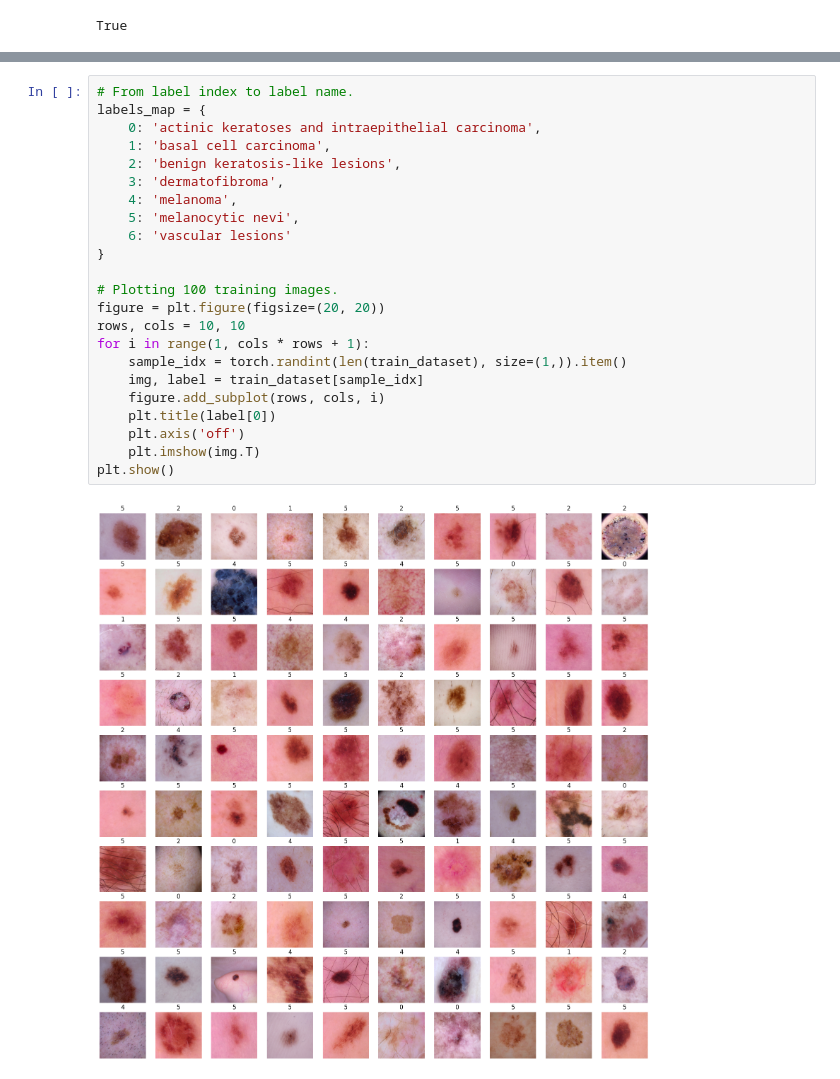
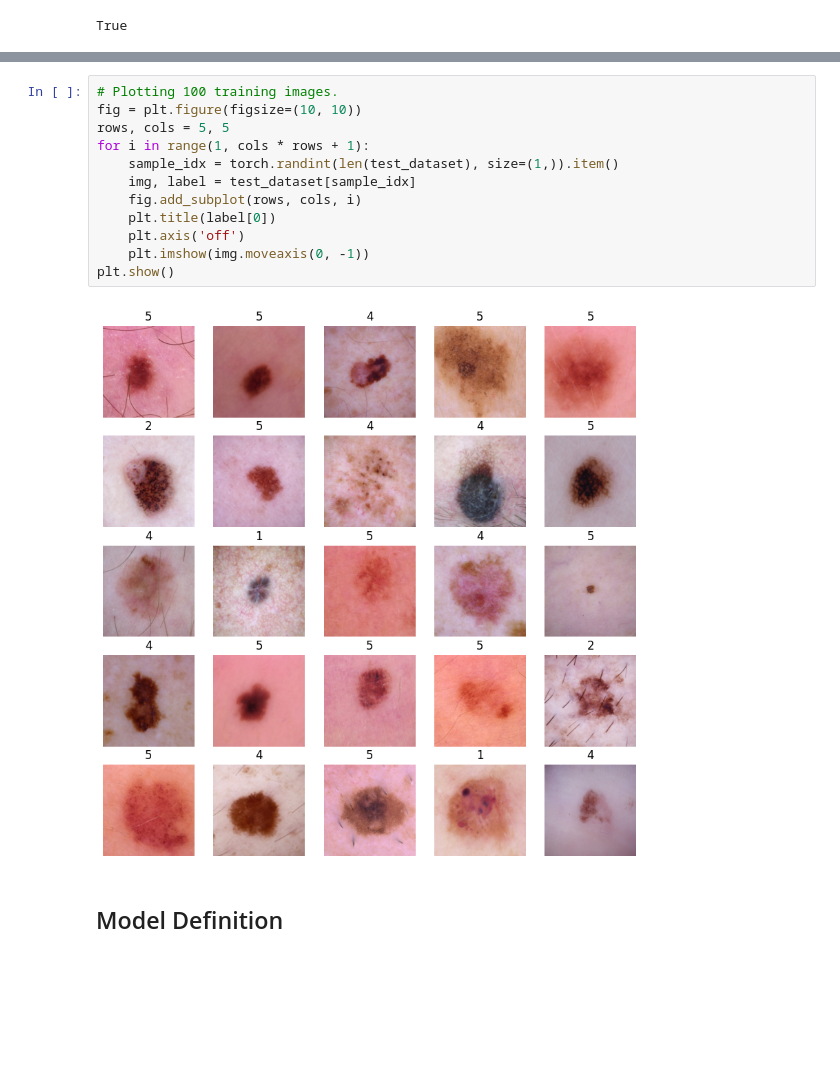
Before and after one commit to matteodonati/applications-of-artificial-intelligence-lab, a Jupyter notebook: notebooks/1-cnns.ipynb, the cells around one changed output, grey strips where cells are left out. Saved outputs shown, nothing was run; the diff lists cells and outputs as text; blank space fills up the shorter version.

```diff
--- a/notebooks/1-cnns.ipynb
+++ b/notebooks/1-cnns.ipynb
@@ -75,25 +138,16 @@ plt.show()
 # %%
-# From label index to label name.
-labels_map = {
-    0: 'actinic keratoses and intraepithelial carcinoma',
-    1: 'basal cell carcinoma',
-    2: 'benign keratosis-like lesions',
-    3: 'dermatofibroma',
-    4: 'melanoma',
-    5: 'melanocytic nevi',
-    6: 'vascular lesions'
-}
-
 # Plotting 100 training images.
-figure = plt.figure(figsize=(20, 20))
-rows, cols = 10, 10
+fig = plt.figure(figsize=(10, 10))
+rows, cols = 5, 5
 for i in range(1, cols * rows + 1):
-    sample_idx = torch.randint(len(train_dataset), size=(1,)).item()
-    img, label = train_dataset[sample_idx]
-    figure.add_subplot(rows, cols, i)
+    sample_idx = torch.randint(len(test_dataset), size=(1,)).item()
+    img, label = test_dataset[sample_idx]
+    fig.add_subplot(rows, cols, i)
     plt.title(label[0])
     plt.axis('off')
-    plt.imshow(img.T)
+    plt.imshow(img.moveaxis(0, -1))
 plt.show()
 # %% [output]
-[figure, old version]
+[figure, new version]
+# %% [markdown]
+## Model Definition
```
Also changed, not shown: parts of 18 cells of this notebook.
